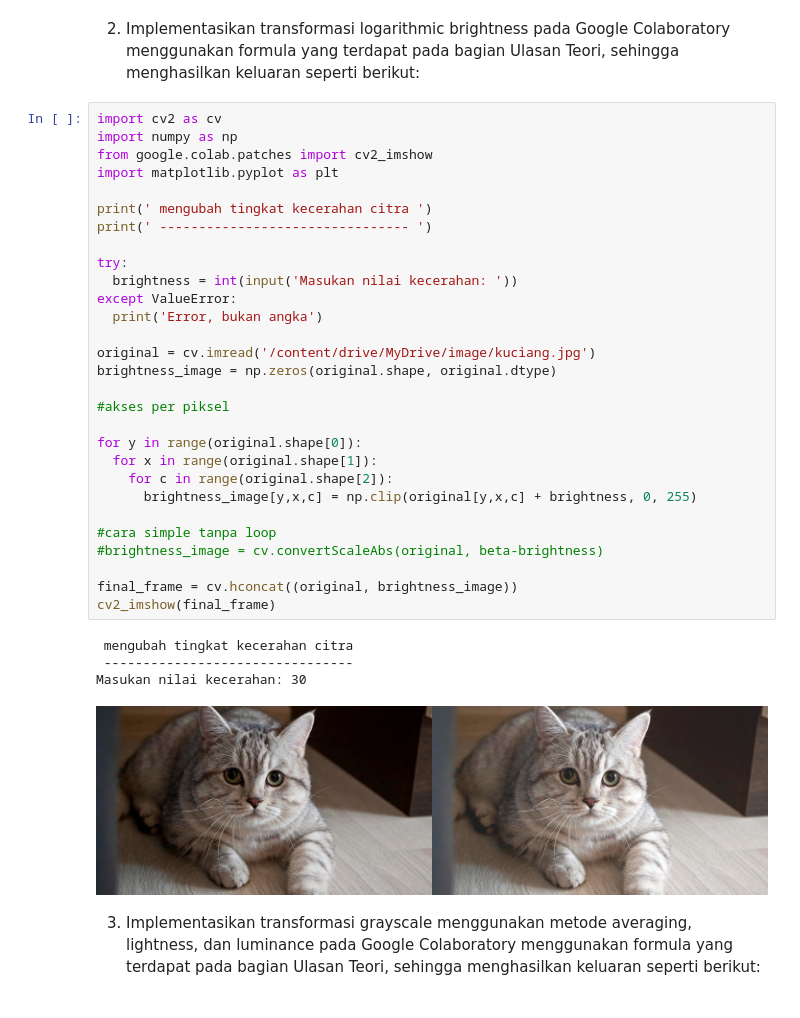
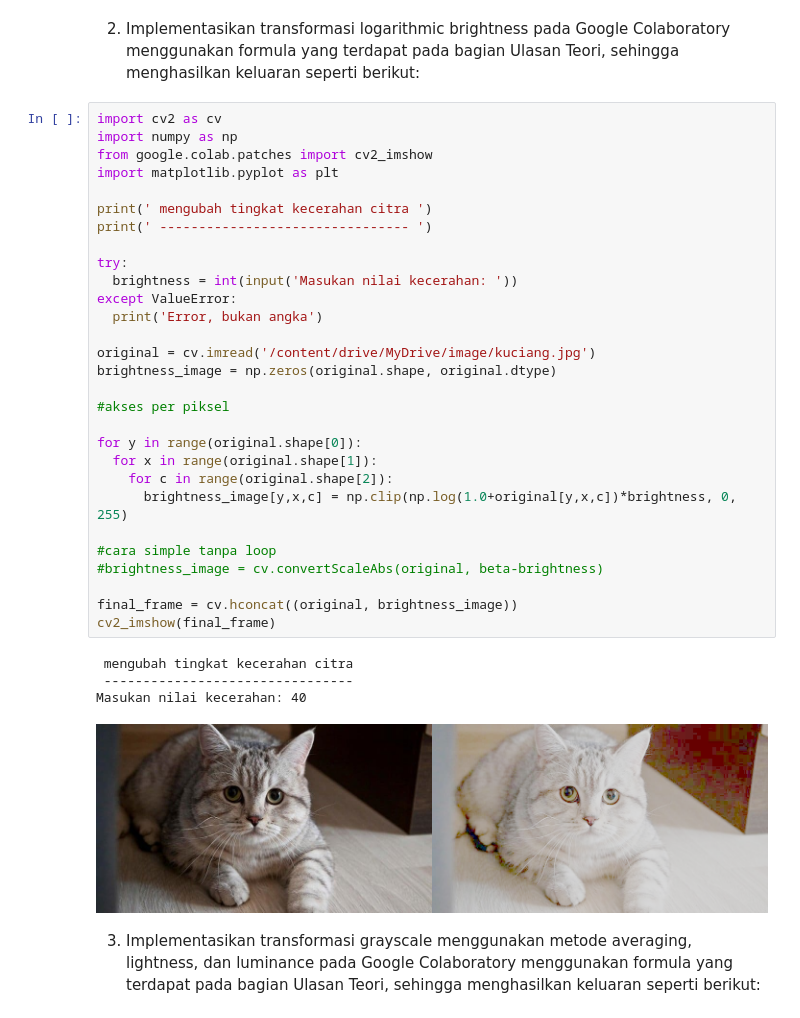
Before and after one commit to mukhammadarifin/PCVK_Genap_2021, a Jupyter notebook: Minggu_3.ipynb, the cells around one changed output. Saved outputs shown, nothing was run; the diff lists cells and outputs as text.

```diff
--- a/Minggu_3.ipynb
+++ b/Minggu_3.ipynb
@@ -101,36 +101,36 @@ menghasilkan keluaran seperti berikut:
 import cv2 as cv
 import numpy as np
 from google.colab.patches import cv2_imshow
 import matplotlib.pyplot as plt
 
 print(' mengubah tingkat kecerahan citra ')
 print(' -------------------------------- ')
 
 try:
   brightness = int(input('Masukan nilai kecerahan: '))
 except ValueError:
   print('Error, bukan angka')
 
 original = cv.imread('/content/drive/MyDrive/image/kuciang.jpg')
 brightness_image = np.zeros(original.shape, original.dtype)
 
 #akses per piksel
 
 for y in range(original.shape[0]):
   for x in range(original.shape[1]):
     for c in range(original.shape[2]):
-      brightness_image[y,x,c] = np.clip(original[y,x,c] + brightness, 0, 255)
+      brightness_image[y,x,c] = np.clip(np.log(1.0+original[y,x,c])*brightness, 0, 255)
 
 #cara simple tanpa loop
 #brightness_image = cv.convertScaleAbs(original, beta-brightness)
 
 final_frame = cv.hconcat((original, brightness_image))
 cv2_imshow(final_frame)
 # %% [output]
  mengubah tingkat kecerahan citra
  --------------------------------
-Masukan nilai kecerahan: 30
+Masukan nilai kecerahan: 40
-[figure, old version]
+[figure, new version]
 # %% [markdown]
 3. Implementasikan transformasi grayscale menggunakan metode averaging, lightness,
 dan luminance pada Google Colaboratory menggunakan formula yang terdapat pada
```
Also changed, not shown: parts of 6 cells of this notebook.
